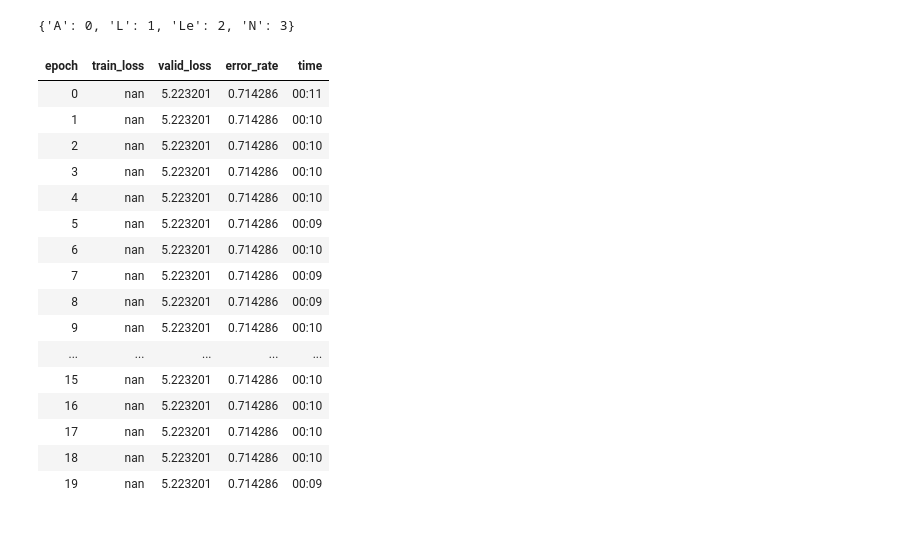
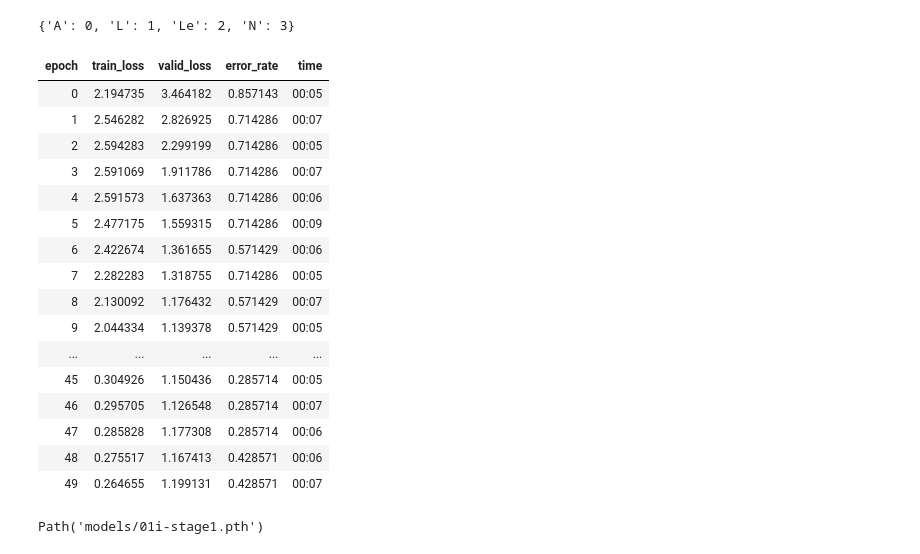
Before and after one commit to Ketsungnoen/Image-Shoe, a Jupyter notebook: Test_13March.ipynb, the cells around one changed output. Drawn from its saved outputs; the diff is of its cells as text; code cells hidden in the pictures.

```diff
--- a/Test_13March.ipynb
+++ b/Test_13March.ipynb
@@ -64,5 +64,5 @@ Subclasses:
 # %%
-bs = 64
+bs = 16
 # %%
 dls = ImageDataLoaders.from_name_re(path, fnames, pat, bs=bs,
                                      batch_tfms=batch_tfms, item_tfms=item_tfms)
@@ -105,7 +85,8 @@ splitter(fnames)
 # %% [output]
 ((#32) [34,13,30,28,5,35,17,33,2,4...], (#7) [18,1,31,29,22,19,9])
 # %%
-path_im = "C:\\Users\\Oranuch\\Documents\\Python project\\shoe"
+# path_im = "C:\\Users\\Oranuch\\Documents\\Python project\\shoe"
+path_im = path
 # %%
 dls = pets.dataloaders(path_im, bs=bs)
 # %%
@@ -131,26 +112,28 @@ dls.vocab.o2i
 # %%
 learn = cnn_learner(dls, resnet34, pretrained=True, metrics=error_rate).to_fp16()
 # %%
-learn.fit_one_cycle(20)
+learn.fit_one_cycle(50)
 # %% [output]
 | epoch | train_loss | valid_loss | error_rate | time |
-| 0 | nan | 5.223201 | 0.714286 | 00:11 |
-| 1 | nan | 5.223201 | 0.714286 | 00:10 |
-| 2 | nan | 5.223201 | 0.714286 | 00:10 |
-| 3 | nan | 5.223201 | 0.714286 | 00:10 |
-| 4 | nan | 5.223201 | 0.714286 | 00:10 |
-| 5 | nan | 5.223201 | 0.714286 | 00:09 |
-| 6 | nan | 5.223201 | 0.714286 | 00:10 |
-| 7 | nan | 5.223201 | 0.714286 | 00:09 |
-| 8 | nan | 5.223201 | 0.714286 | 00:09 |
-| 9 | nan | 5.223201 | 0.714286 | 00:10 |
+| 0 | 2.194735 | 3.464182 | 0.857143 | 00:05 |
+| 1 | 2.546282 | 2.826925 | 0.714286 | 00:07 |
+| 2 | 2.594283 | 2.299199 | 0.714286 | 00:05 |
+| 3 | 2.591069 | 1.911786 | 0.714286 | 00:07 |
+| 4 | 2.591573 | 1.637363 | 0.714286 | 00:06 |
+| 5 | 2.477175 | 1.559315 | 0.714286 | 00:09 |
+| 6 | 2.422674 | 1.361655 | 0.571429 | 00:06 |
+| 7 | 2.282283 | 1.318755 | 0.714286 | 00:05 |
+| 8 | 2.130092 | 1.176432 | 0.571429 | 00:07 |
+| 9 | 2.044334 | 1.139378 | 0.571429 | 00:05 |
 | ... | ... | ... | ... | ... |
-| 15 | nan | 5.223201 | 0.714286 | 00:10 |
-| 16 | nan | 5.223201 | 0.714286 | 00:10 |
-| 17 | nan | 5.223201 | 0.714286 | 00:10 |
-| 18 | nan | 5.223201 | 0.714286 | 00:10 |
-| 19 | nan | 5.223201 | 0.714286 | 00:09 |
+| 45 | 0.304926 | 1.150436 | 0.285714 | 00:05 |
+| 46 | 0.295705 | 1.126548 | 0.285714 | 00:07 |
+| 47 | 0.285828 | 1.177308 | 0.285714 | 00:06 |
+| 48 | 0.275517 | 1.167413 | 0.428571 | 00:06 |
+| 49 | 0.264655 | 1.199131 | 0.428571 | 00:07 |
 # %%
 learn.save("01i-stage1")
+# %% [output]
+Path('models/01i-stage1.pth')
 # %%
 learn.recorder.plot_loss()
```
Also changed, not shown: parts of 24 cells of this notebook.
